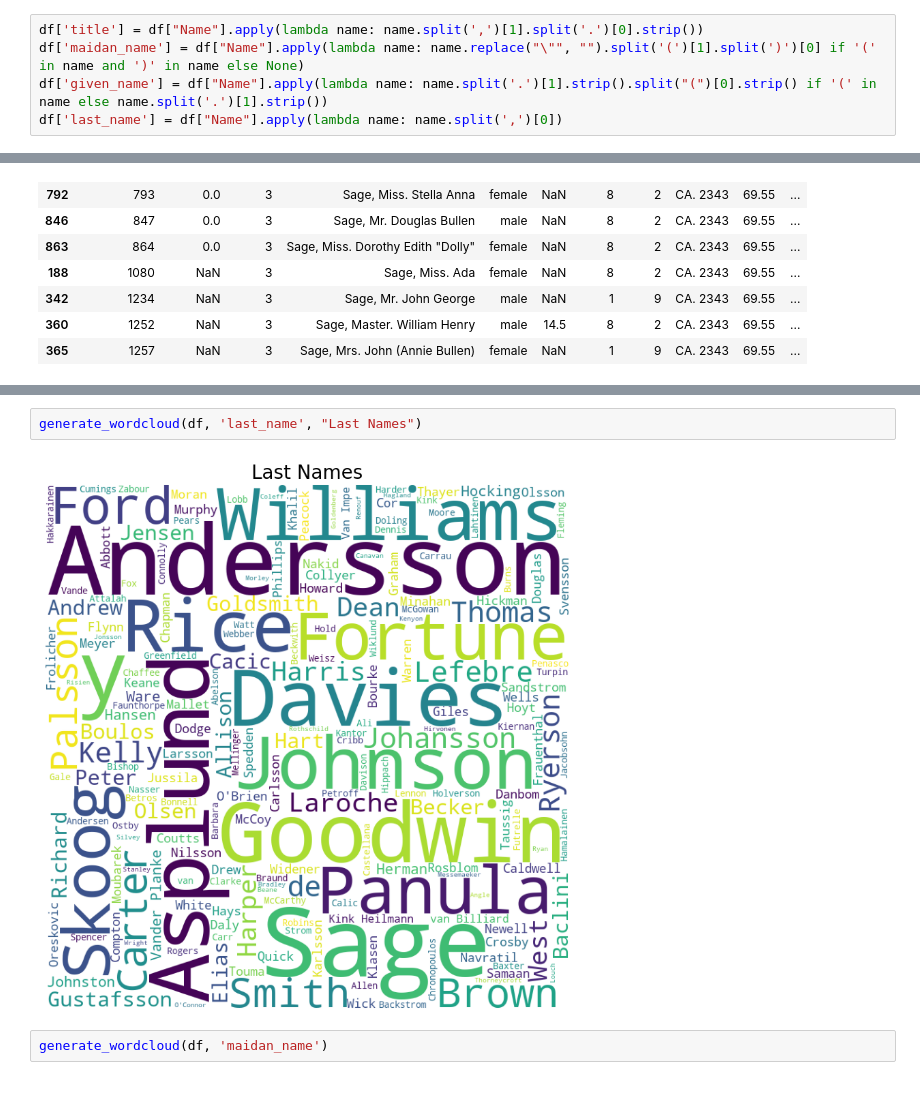
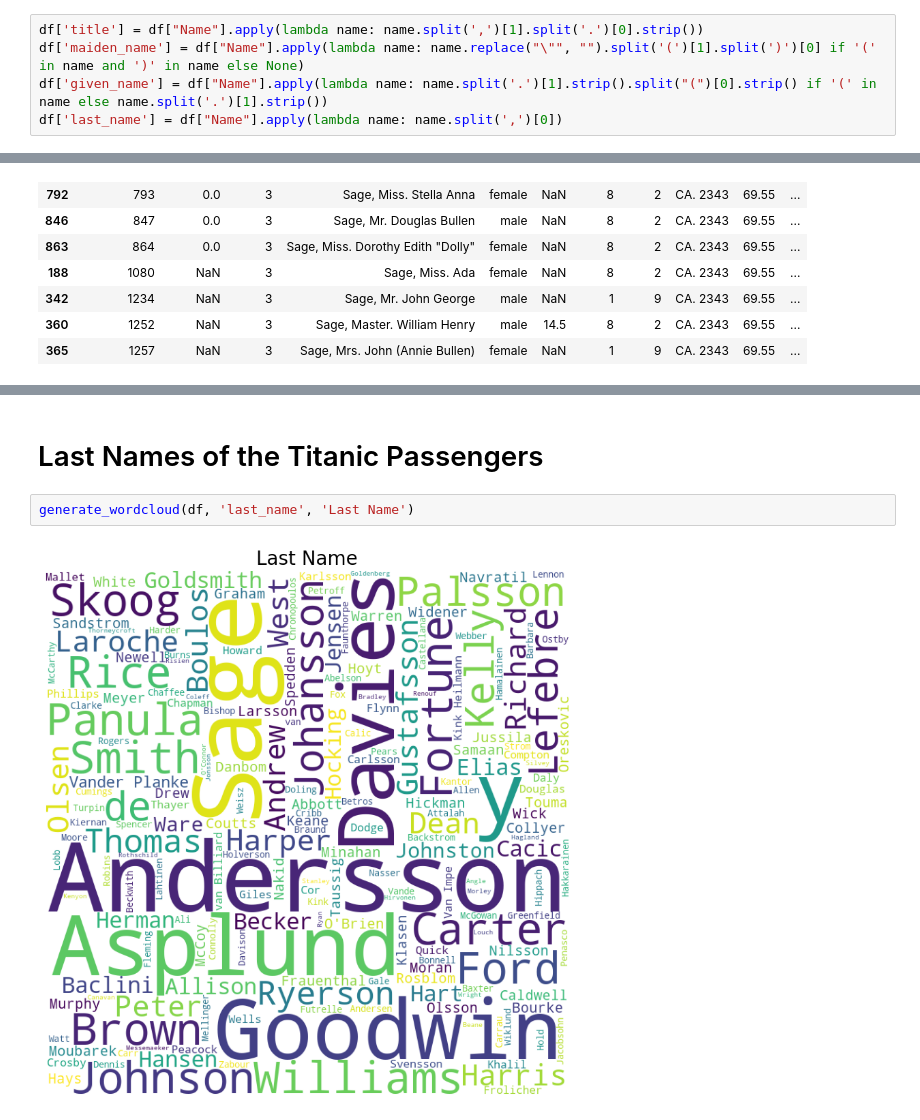
Before and after one commit to devbilalkhan/titanic-eda, a Jupyter notebook: titanic_text_analysis.ipynb, the cells around one changed output, grey strips where cells are left out. Saved outputs shown, nothing was run; the diff lists cells and outputs as text; blank space fills up the shorter version.

```diff
--- a/titanic_text_analysis.ipynb
+++ b/titanic_text_analysis.ipynb
@@ -78,5 +69,5 @@ In the next step, I am goint to extract any meaningful information from the name
 # %%
 df['title'] = df["Name"].apply(lambda name: name.split(',')[1].split('.')[0].strip())
-df['maidan_name'] = df["Name"].apply(lambda name: name.replace("\"", "").split('(')[1].split(')')[0] if '(' in name and ')' in name else None)
+df['maiden_name'] = df["Name"].apply(lambda name: name.replace("\"", "").split('(')[1].split(')')[0] if '(' in name and ')' in name else None)
 df['given_name'] = df["Name"].apply(lambda name: name.split('.')[1].strip().split("(")[0].strip() if '(' in name else name.split('.')[1].strip())
 df['last_name'] = df["Name"].apply(lambda name: name.split(',')[0])
@@ -276,6 +191,6 @@ generate_wordcloud(df, 'given_name', "Given Names")
+# %% [markdown]
+# Last Names of the Titanic Passengers
 # %%
-generate_wordcloud(df, 'last_name', "Last Names")
+generate_wordcloud(df, 'last_name', 'Last Name')
 # %% [output]
-[figure, old version]
+[figure, new version]
-# %%
-generate_wordcloud(df, 'maidan_name')
```
Also changed, not shown: parts of 31 cells of this notebook.
